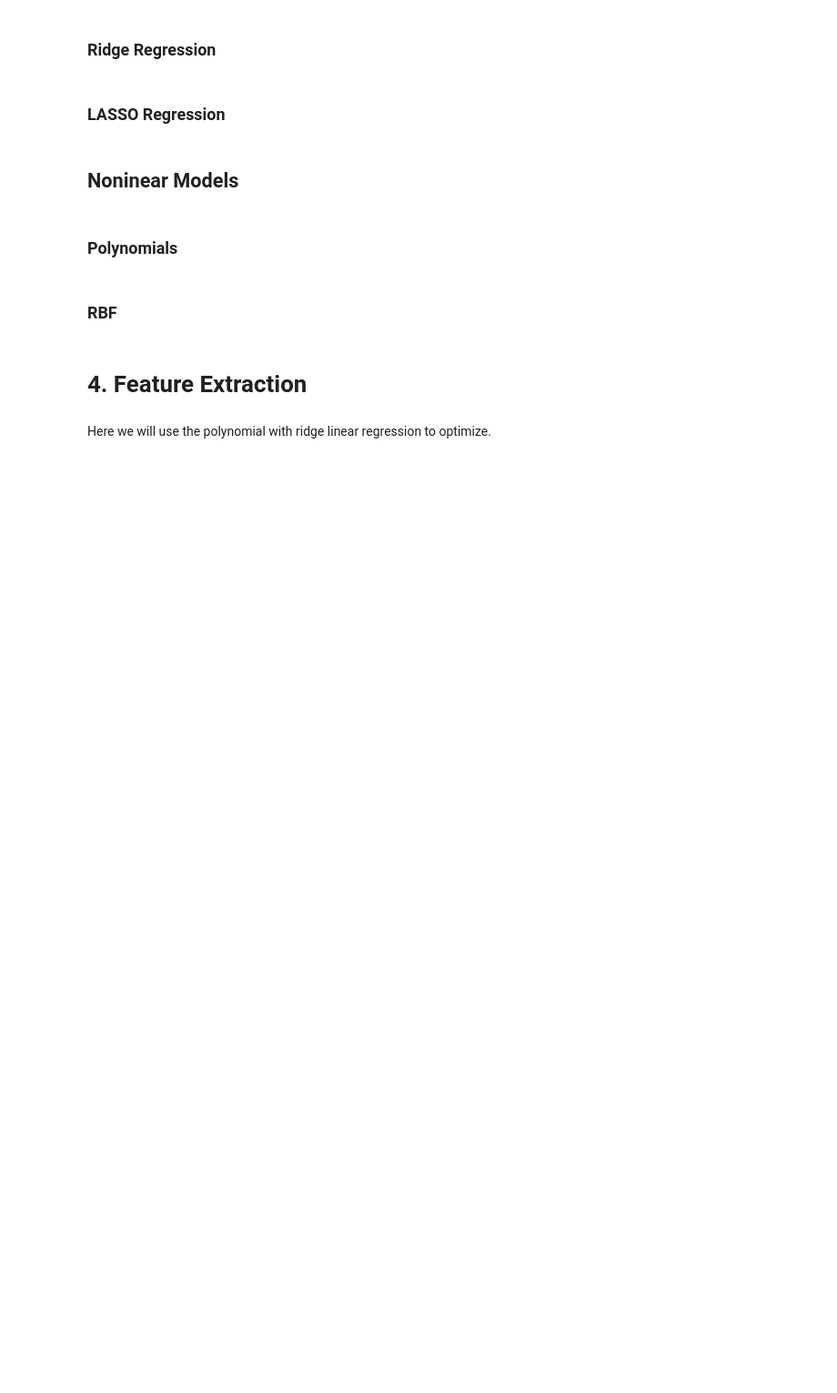
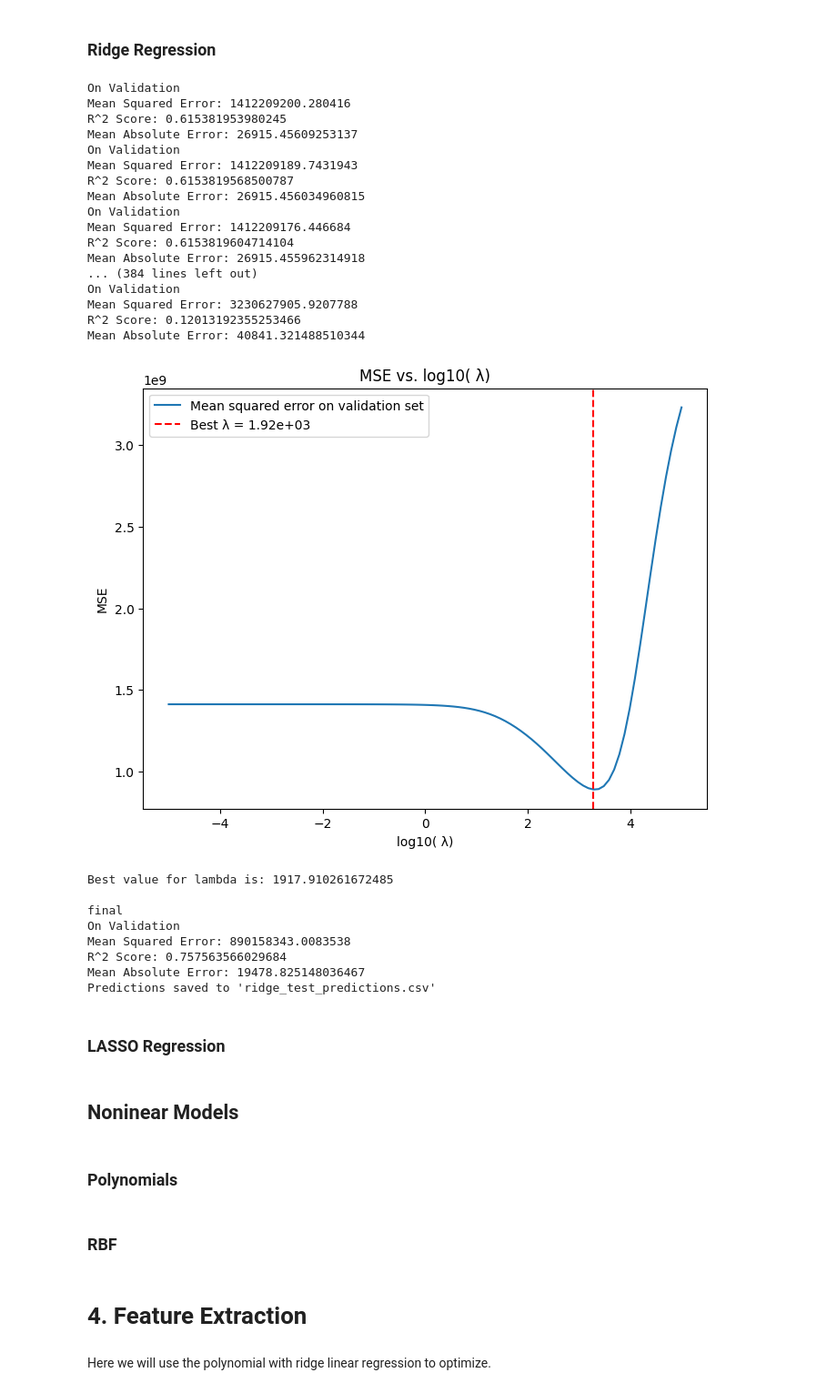
Before and after one commit to SarahYousefH/MachineLearningAssignment2, a Jupyter notebook: machine-learning-regression-assignment.ipynb, the cells around one changed output. Shown at 91% size. Saved outputs shown, nothing was run; the diff lists cells and outputs as text; code cells hidden in the pictures; blank space fills up the shorter version.

```diff
--- a/machine-learning-regression-assignment.ipynb
+++ b/machine-learning-regression-assignment.ipynb
@@ -955,10 +978,12 @@ plt.show()
 import numpy as np
 
 
-def ridge_regularization_model (X_train, y_train, X_test, y_test, alpha):
+def ridge_regularization_model (X_train, y_train, X_val, X_test, alpha):
 
-    X_train = np.hstack((np.ones((train_data.shape[0], 1)), X_train))
-    X_test = np.hstack((np.ones((test_data.shape[0], 1)), X_test))
+    # Add bias term to training, validation, and test sets
+    X_train = np.hstack((np.ones((X_train.shape[0], 1)), X_train))
+    X_val = np.hstack((np.ones((X_val.shape[0], 1)), X_val))
+    X_test = np.hstack((np.ones((X_test.shape[0], 1)), X_test))
 
     num_samples = X_train.shape[0]  # Number of samples
     num_features = X_train.shape[1]  # Number of features or weights
@@ -972,52 +997,82 @@ def ridge_regularization_model (X_train, y_train, X_test, y_test, alpha):
     # Solution to ridge regression
     weights = np.linalg.inv(X_train.T.dot(X_train) + (alpha * I)).dot(X_train.T).dot(y_train)
 
-    ## Perform Prediction:
+    # make final prediction on validation set using weights
+    y_val_predicted = X_val.dot(weights)
+
     # make final prediction on test set using weights
-    y_test_pred = X_test.dot(weights)
+    y_test_predicted = X_test.dot(weights)
 
-    return y_test_pred
+    return y_val_predicted, y_test_predicted
 
 
 # Grid search to find the best value of lambda
 def best_lambda (X_train, y_train, X_val, y_val):
 
     lambdaValues = np.logspace(-5,5,100) # test values from 10^-5 to 10^5
     MSE_Values = []
 
     for l in lambdaValues:
+        # Perform training on the train data and prediction on validation data
+        y_val_predicted, _ = ridge_regularization_model(X_train, y_train, X_val, X_val, l)
 
-        # perfom training on the train data and perform prediction on the validation data
-        y_predicted = ridge_regularization_model (X_train, y_train,X_val,y_val,l)
+        # Evaluate model between validation and true labels
+        mse_error = evaluate_model(y_val_predicted)[0]
+        MSE_Values.append(mse_error)
 
-        # evaluate model between validation and prediction
-        MSE_error = evaluate_model(y_predicted, y_val) [0]
-        MSE_Values.append(MSE_error)
 
     # find the index of the lowest mean squared error
     index = np.argmin(MSE_Values)
 
     best_value = lambdaValues[index]
     # Plot the relation between lambda and the mean squared error on the validation set
     plt.figure(figsize=(8, 6))
     plt.plot(np.log10(lambdaValues), MSE_Values, label='Mean squared error on validation set')
     plt.axvline(np.log10(best_value), color='r', linestyle='--', label=f'Best λ = {best_value:.2e}')
     plt.xlabel('log10( λ)')
     plt.ylabel('MSE')
     plt.title('MSE vs. log10( λ)')
     plt.legend()
     plt.show()
 
     print(f"Best value for lambda is: {best_value}")
     return best_value
 
 
 alpha = best_lambda (X_train, y_train, X_val, y_val)
 
-y_predicted = ridge_regularization_model (X_train, y_train, X_test, y_test,alpha)
-mse,r2,mae = evaluate_model(y_predicted)
-print_evaluation (mse,r2,mae)
-export_model (y_predicted, 'ridge')
+
+y_val_predicted_ridge, y_test_predicted_ridge = ridge_regularization_model (X_train, y_train, X_val, X_test,alpha)
+print(f'\nfinal')
+mse,r2,mae = evaluate_model(y_val_predicted_ridge)
+export_model (y_test_predicted_ridge, 'ridge')
+# %% [output]
+On Validation
+Mean Squared Error: 1412209200.280416
+R^2 Score: 0.615381953980245
+Mean Absolute Error: 26915.45609253137
+On Validation
+Mean Squared Error: 1412209189.7431943
+R^2 Score: 0.6153819568500787
+Mean Absolute Error: 26915.456034960815
+On Validation
+Mean Squared Error: 1412209176.446684
+R^2 Score: 0.6153819604714104
+Mean Absolute Error: 26915.455962314918
+... (384 lines left out)
+On Validation
+Mean Squared Error: 3230627905.9207788
+R^2 Score: 0.12013192355253466
+Mean Absolute Error: 40841.321488510344
+[figure, added]
+Best value for lambda is: 1917.910261672485
+
+final
+On Validation
+Mean Squared Error: 890158343.0083538
+R^2 Score: 0.757563566029684
+Mean Absolute Error: 19478.825148036467
+Predictions saved to 'ridge_test_predictions.csv'
 # %% [markdown]
 ### LASSO Regression
 # %%
```
Also changed, not shown: parts of 5 cells of this notebook.
